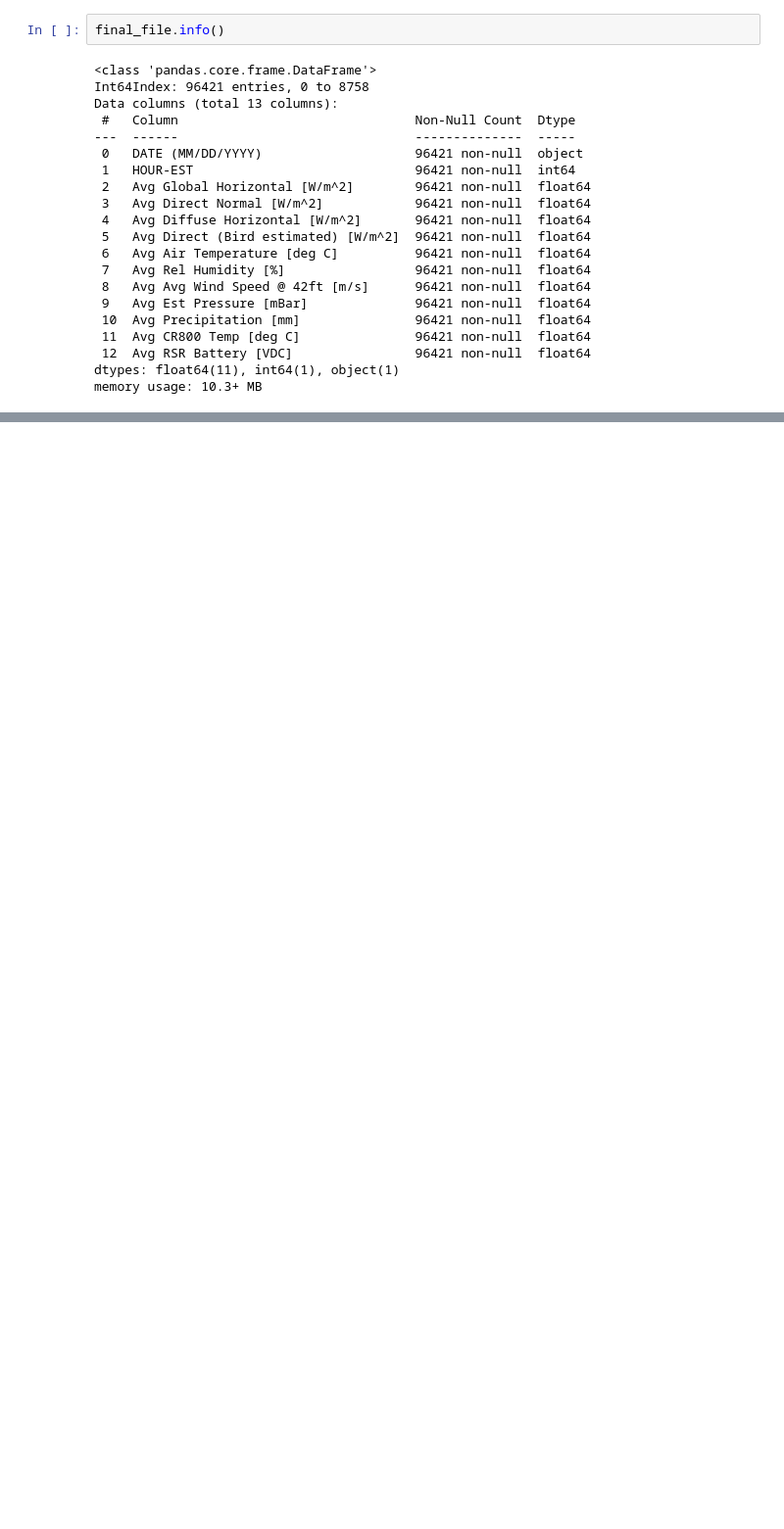
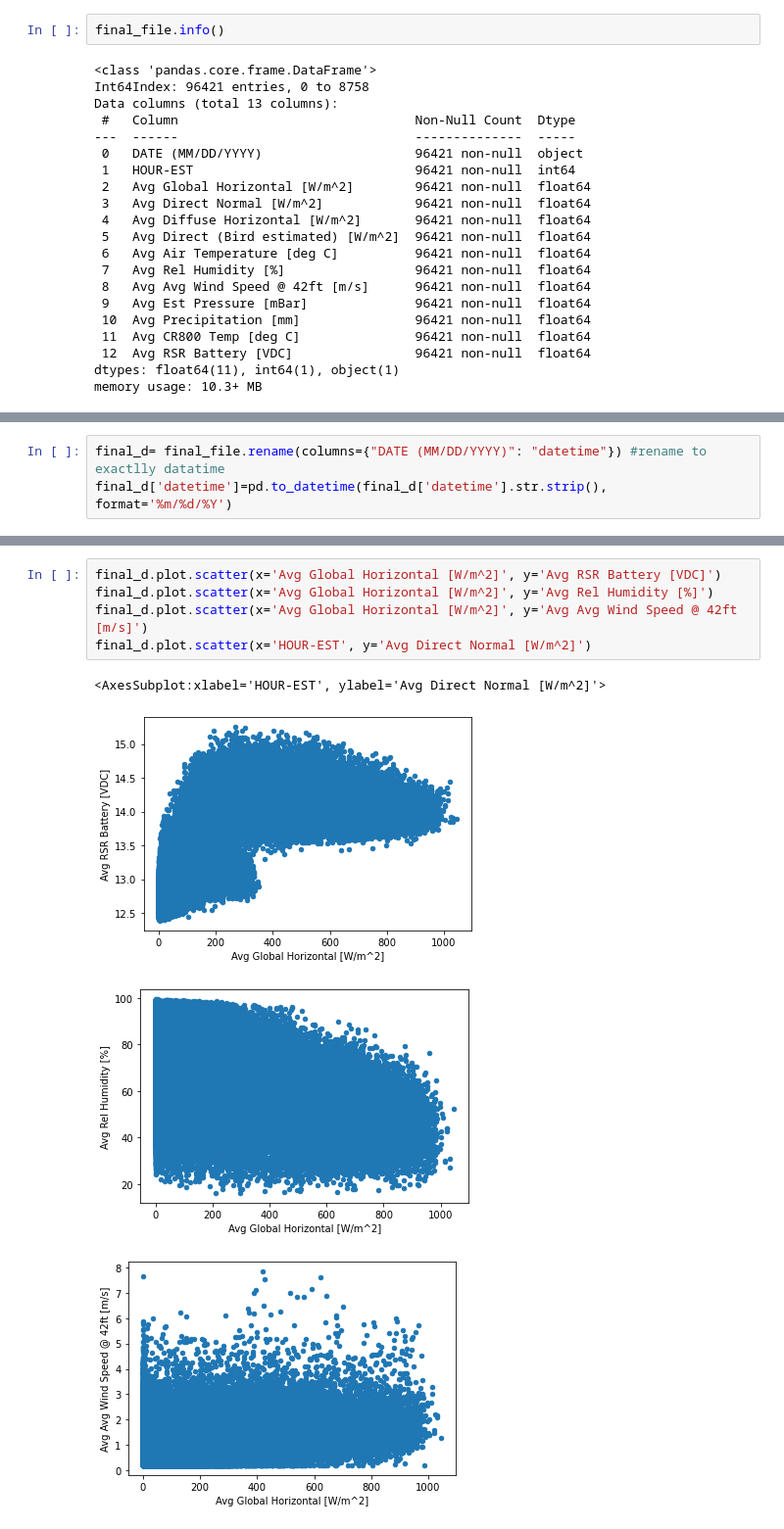
Before and after one commit to BigDataCourseBhaganagar/Oak-Ridge-National-Laboratory-ORNL-Rotating-Shadowband-Radiometer-RSR-Analysis, a Jupyter notebook: Final_Project_code_gmm.ipynb, the cells around one changed output, grey strips where cells are left out. Shown at 98% size. Cells and saved outputs as stored; diff of their text form; blank space fills up the shorter version.

```diff
--- a/Final_Project_code_gmm.ipynb
+++ b/Final_Project_code_gmm.ipynb
@@ -143,0 +97,3 @@ plt.tight_layout()
+# %%
+final_d= final_file.rename(columns={"DATE (MM/DD/YYYY)": "datetime"}) #rename to exactlly datatime
+final_d['datetime']=pd.to_datetime(final_d['datetime'].str.strip(), format='%m/%d/%Y')
@@ -143,0 +173,10 @@ plt.tight_layout()
+# %%
+final_d.plot.scatter(x='Avg Global Horizontal [W/m^2]', y='Avg RSR Battery [VDC]')
+final_d.plot.scatter(x='Avg Global Horizontal [W/m^2]', y='Avg Rel Humidity [%]')
+final_d.plot.scatter(x='Avg Global Horizontal [W/m^2]', y='Avg Avg Wind Speed @ 42ft [m/s]')
+final_d.plot.scatter(x='HOUR-EST', y='Avg Direct Normal [W/m^2]')
+# %% [output]
+<AxesSubplot:xlabel='HOUR-EST', ylabel='Avg Direct Normal [W/m^2]'>
+[figure, added]
+[figure, added]
+[figure, added]
```
Also changed, not shown: parts of 62 cells of this notebook.
